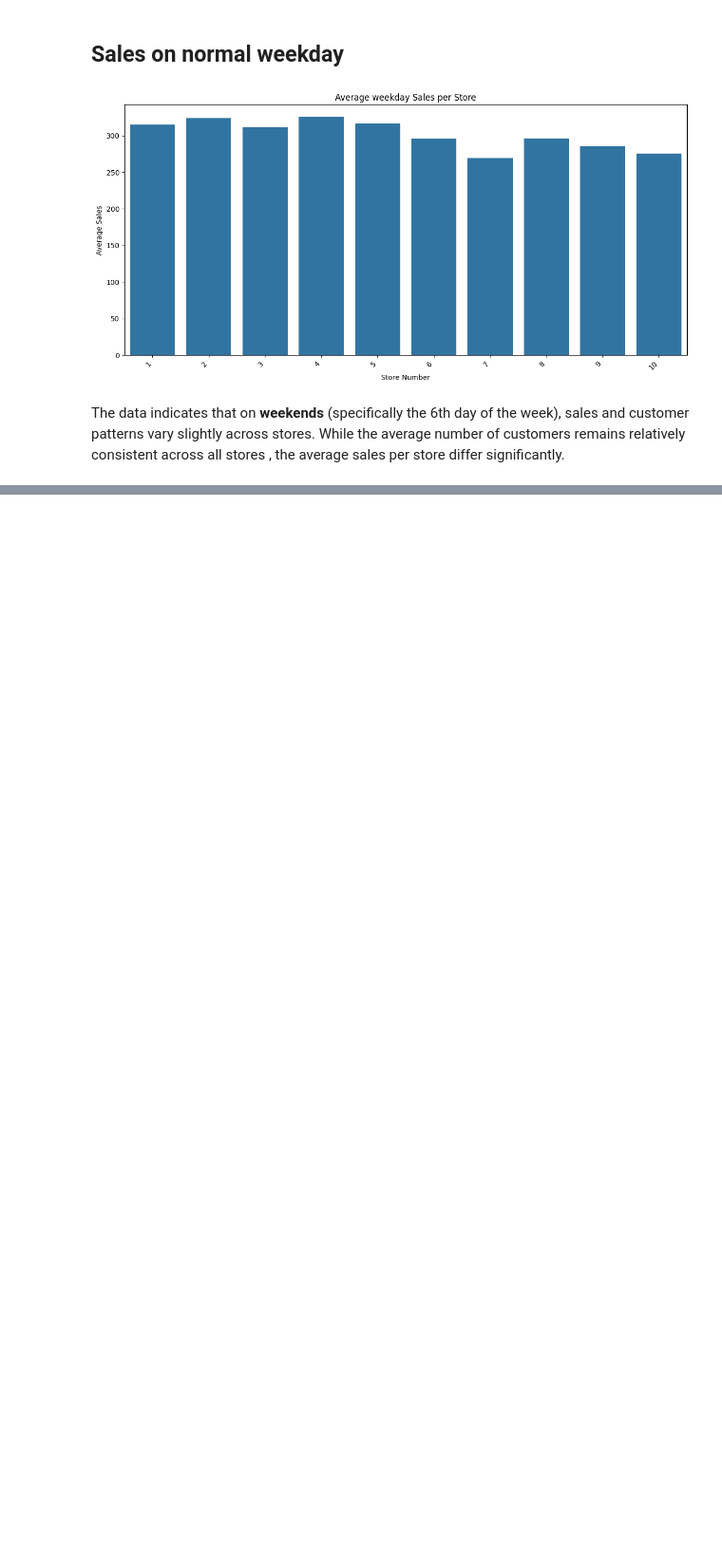
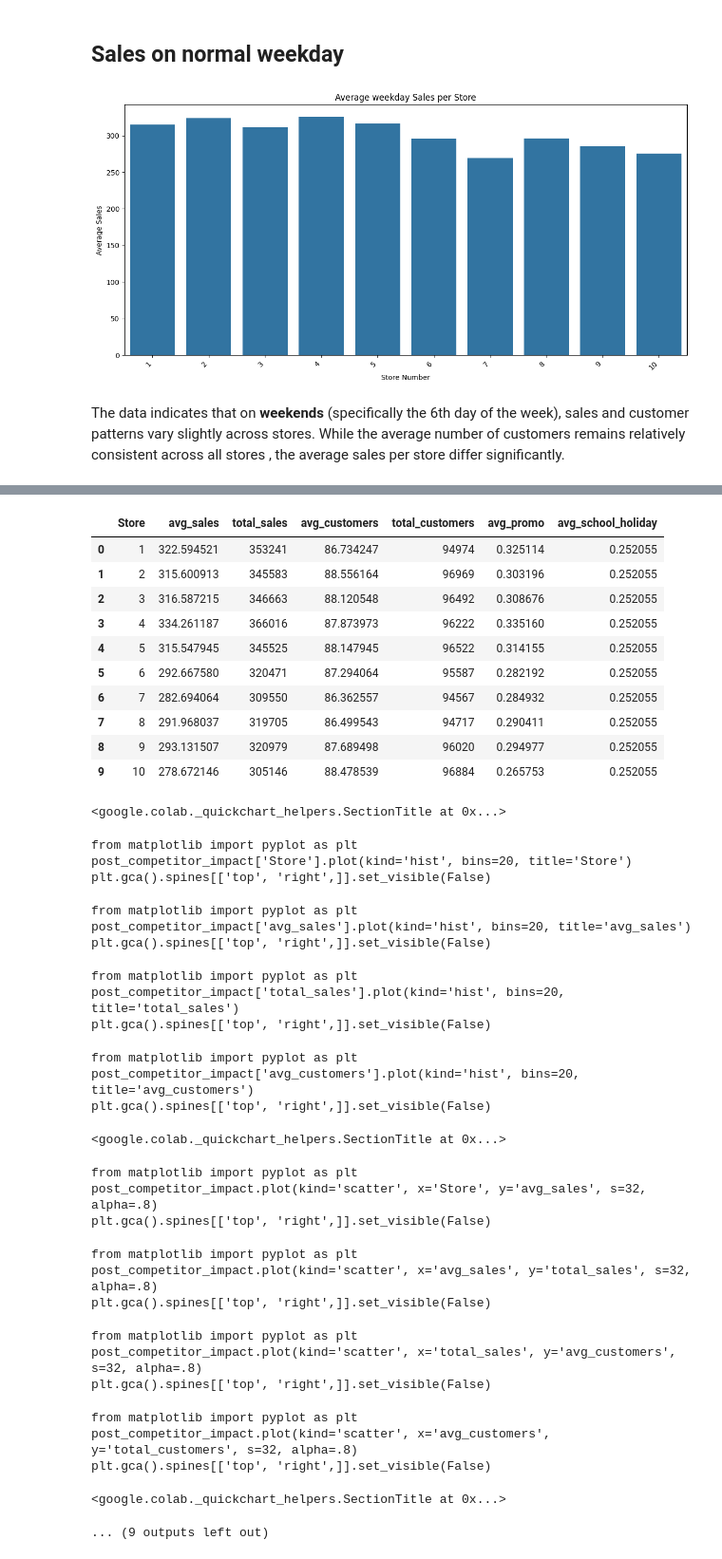
Before and after one commit to wendirad/weekFour, a Jupyter notebook: notebooks/task_1.ipynb, the cells around one changed output, grey strips where cells are left out. Shown at 95% size. Drawn from its saved outputs; the diff is of its cells as text; code cells hidden in the pictures; blank space fills up the shorter version.

```diff
--- a/notebooks/task_1.ipynb
+++ b/notebooks/task_1.ipynb
@@ -253,0 +322,12 @@ The data indicates that on **weekends** (specifically the 6th day of the week),
+# %%
+merged_data['Date'] = pd.to_datetime(merged_data['Date'])
+
+# Create 'CompetitorOpenDate' using CompetitionOpenSinceYear and Month
+merged_data['CompetitorOpenDate'] = pd.to_datetime(
+    merged_data['CompetitionOpenSinceYear'].astype('Int64').fillna(0).astype(str) + '-' +
+    merged_data['CompetitionOpenSinceMonth'].astype('Int64').fillna(1).astype(str) + '-01', errors='coerce'
+)
+# Calculate days since competitor opened
+merged_data['DaysSinceCompetitorOpen'] = (merged_data['Date'] - merged_data['CompetitorOpenDate']).dt.days
+merged_data['BeforeCompetitor'] = merged_data['DaysSinceCompetitorOpen'] < 0
+merged_data['AfterCompetitor'] = merged_data['DaysSinceCompetitorOpen'] >= 0
@@ -253,0 +343,54 @@ The data indicates that on **weekends** (specifically the 6th day of the week),
+# %%
+post_competitor_data = merged_data[merged_data['AfterCompetitor']==True]
+
+# Group by Store to aggregate metrics for the "after competitor" period
+post_competitor_impact = post_competitor_data.groupby('Store').agg(
+    avg_sales=('Sales', 'mean'),
+    total_sales=('Sales', 'sum'),
+    avg_customers=('Customers', 'mean'),
+    total_customers=('Customers', 'sum'),
+    avg_promo=('Promo', 'mean'),
+    avg_school_holiday=('School_Holiday', 'mean'),
+).reset_index()
+# %%
+post_competitor_impact
+# %% [output]
+|  | Store | avg_sales | total_sales | avg_customers | total_customers | avg_promo | avg_school_holiday |
+| 0 | 1 | 322.594521 | 353241 | 86.734247 | 94974 | 0.325114 | 0.252055 |
+| 1 | 2 | 315.600913 | 345583 | 88.556164 | 96969 | 0.303196 | 0.252055 |
+| 2 | 3 | 316.587215 | 346663 | 88.120548 | 96492 | 0.308676 | 0.252055 |
+| 3 | 4 | 334.261187 | 366016 | 87.873973 | 96222 | 0.335160 | 0.252055 |
+| 4 | 5 | 315.547945 | 345525 | 88.147945 | 96522 | 0.314155 | 0.252055 |
+| 5 | 6 | 292.667580 | 320471 | 87.294064 | 95587 | 0.282192 | 0.252055 |
+| 6 | 7 | 282.694064 | 309550 | 86.362557 | 94567 | 0.284932 | 0.252055 |
+| 7 | 8 | 291.968037 | 319705 | 86.499543 | 94717 | 0.290411 | 0.252055 |
+| 8 | 9 | 293.131507 | 320979 | 87.689498 | 96020 | 0.294977 | 0.252055 |
+| 9 | 10 | 278.672146 | 305146 | 88.478539 | 96884 | 0.265753 | 0.252055 |
+<google.colab._quickchart_helpers.SectionTitle at 0x...>
+from matplotlib import pyplot as plt
+post_competitor_impact['Store'].plot(kind='hist', bins=20, title='Store')
+plt.gca().spines[['top', 'right',]].set_visible(False)
+from matplotlib import pyplot as plt
+post_competitor_impact['avg_sales'].plot(kind='hist', bins=20, title='avg_sales')
+plt.gca().spines[['top', 'right',]].set_visible(False)
+from matplotlib import pyplot as plt
+post_competitor_impact['total_sales'].plot(kind='hist', bins=20, title='total_sales')
+plt.gca().spines[['top', 'right',]].set_visible(False)
+from matplotlib import pyplot as plt
+post_competitor_impact['avg_customers'].plot(kind='hist', bins=20, title='avg_customers')
+plt.gca().spines[['top', 'right',]].set_visible(False)
+<google.colab._quickchart_helpers.SectionTitle at 0x...>
+from matplotlib import pyplot as plt
+post_competitor_impact.plot(kind='scatter', x='Store', y='avg_sales', s=32, alpha=.8)
+plt.gca().spines[['top', 'right',]].set_visible(False)
+from matplotlib import pyplot as plt
+post_competitor_impact.plot(kind='scatter', x='avg_sales', y='total_sales', s=32, alpha=.8)
+plt.gca().spines[['top', 'right',]].set_visible(False)
+from matplotlib import pyplot as plt
+post_competitor_impact.plot(kind='scatter', x='total_sales', y='avg_customers', s=32, alpha=.8)
+plt.gca().spines[['top', 'right',]].set_visible(False)
+from matplotlib import pyplot as plt
+post_competitor_impact.plot(kind='scatter', x='avg_customers', y='total_customers', s=32, alpha=.8)
+plt.gca().spines[['top', 'right',]].set_visible(False)
+<google.colab._quickchart_helpers.SectionTitle at 0x...>
+... (9 outputs left out)
```
Also changed, not shown: parts of 17 cells of this notebook.
